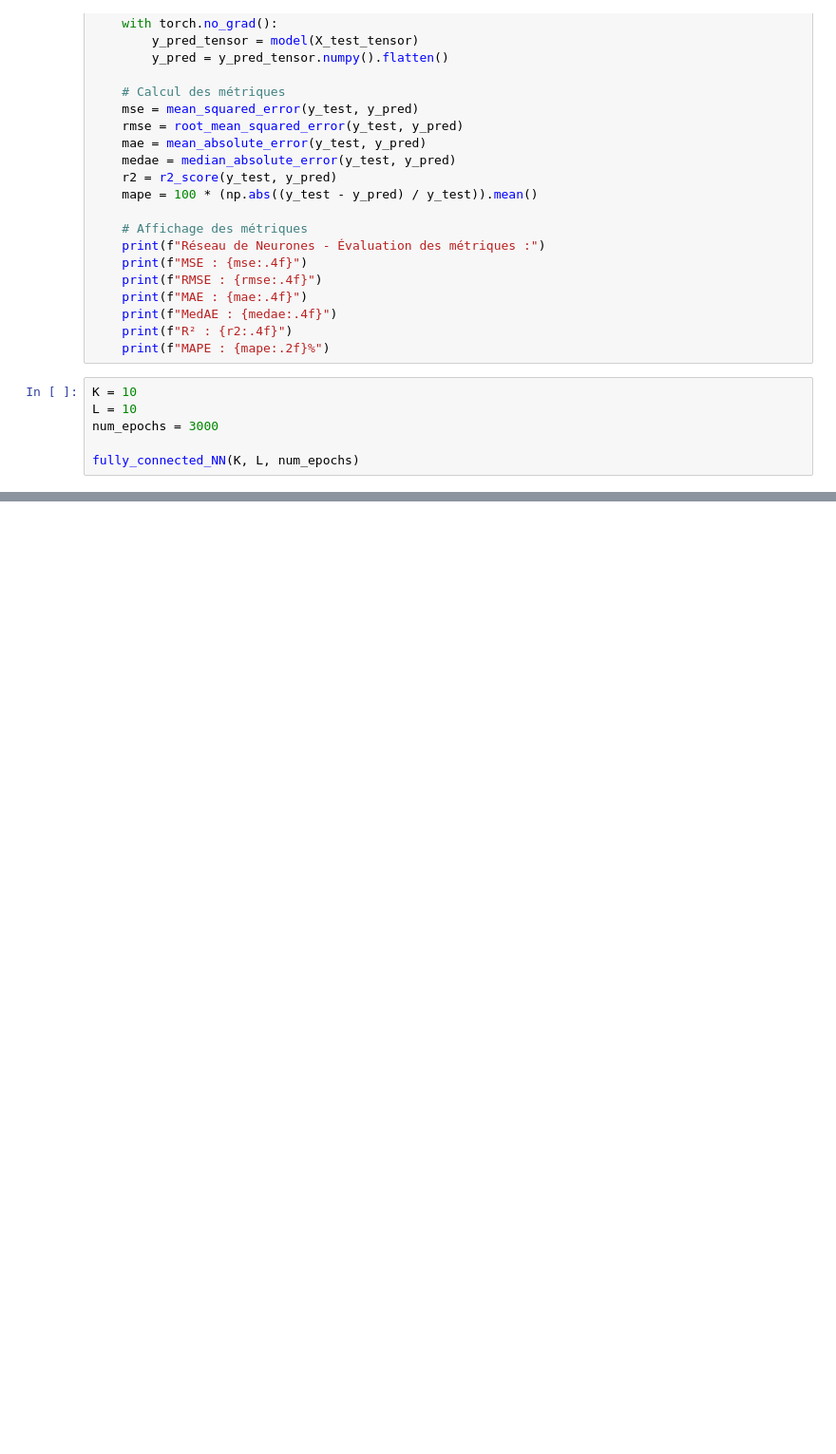
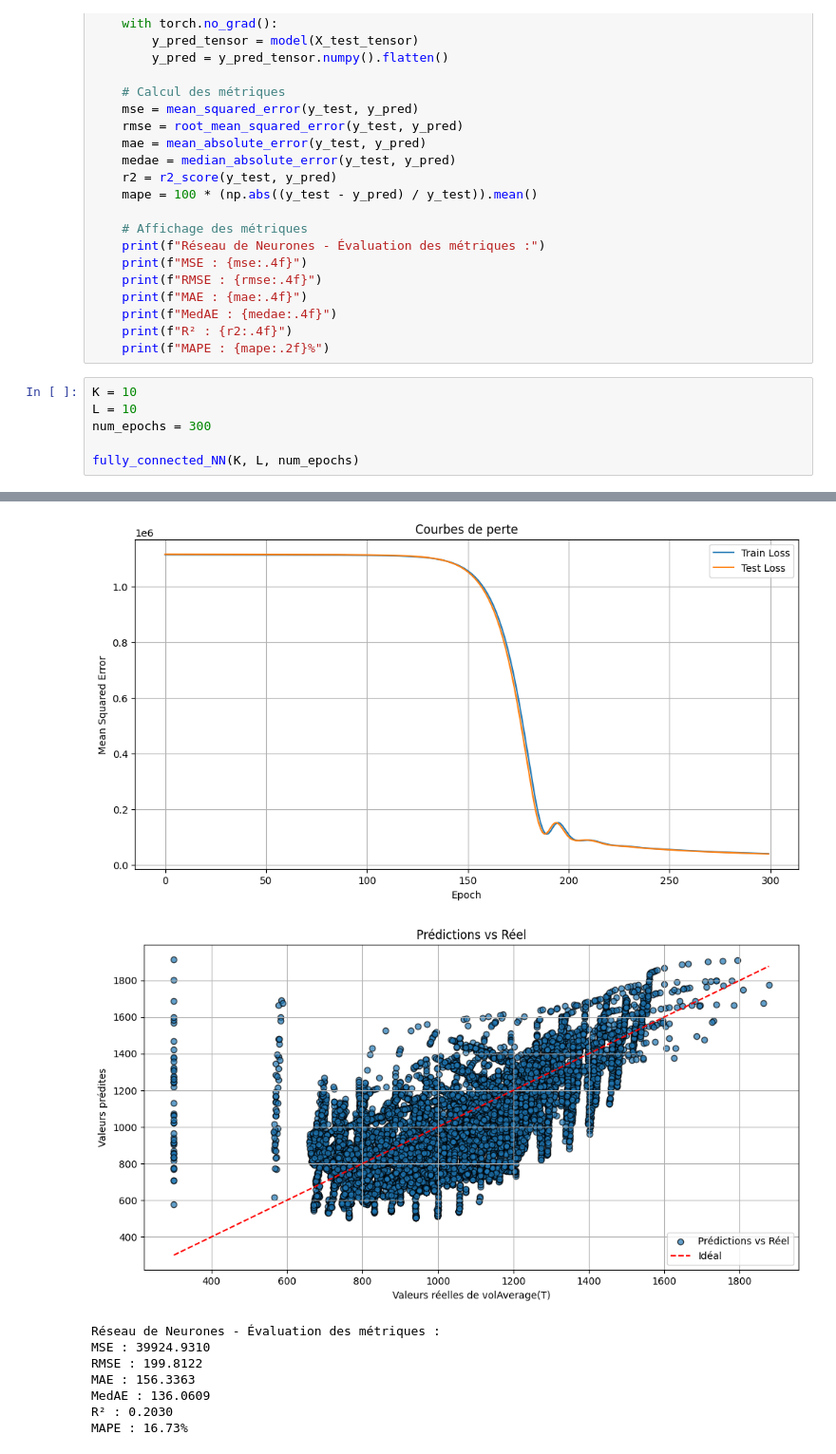
Before and after one commit to CS-433/ml-project-2-backpropagandists_p2, a Jupyter notebook: labo.ipynb, the cells around one changed output, grey strips where cells are left out. Shown: that part at 95% size. Cells and saved outputs as stored; diff of their text form; blank space fills up the shorter version.

```diff
--- a/labo.ipynb
+++ b/labo.ipynb
@@ -300,6 +318,7 @@ def fully_connected_NN(K, L, num_epochs):
 # %%
 K = 10
 L = 10
-num_epochs = 3000
+num_epochs = 300
 
 fully_connected_NN(K, L, num_epochs)
+# %% [output]
@@ -305,0 +342,9 @@ fully_connected_NN(K, L, num_epochs)
+[figure, added]
+[figure, added]
+Réseau de Neurones - Évaluation des métriques :
+MSE : 39924.9310
+RMSE : 199.8122
+MAE : 156.3363
+MedAE : 136.0609
+R² : 0.2030
+MAPE : 16.73%
```
Also changed, not shown: parts of 3 cells of this notebook.
